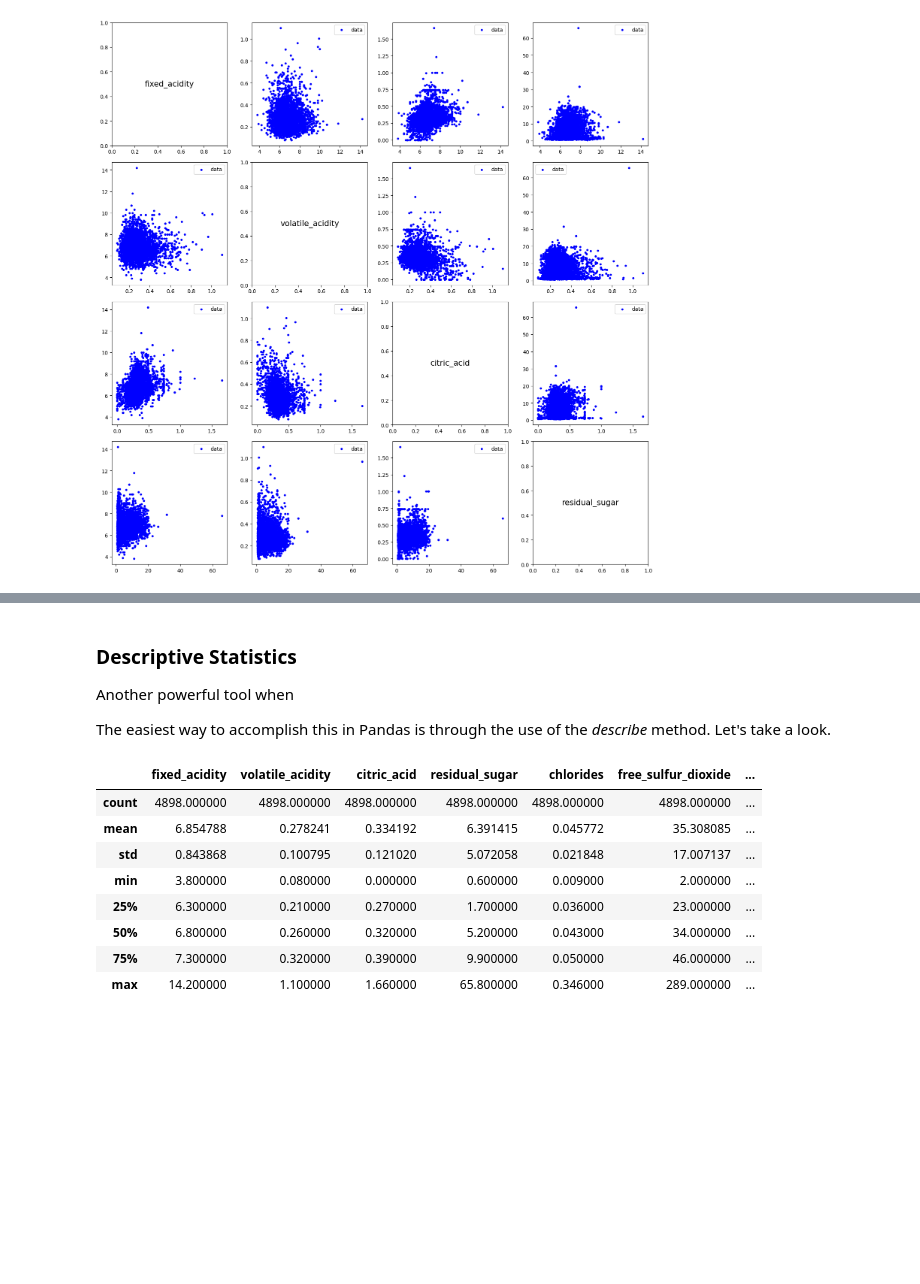
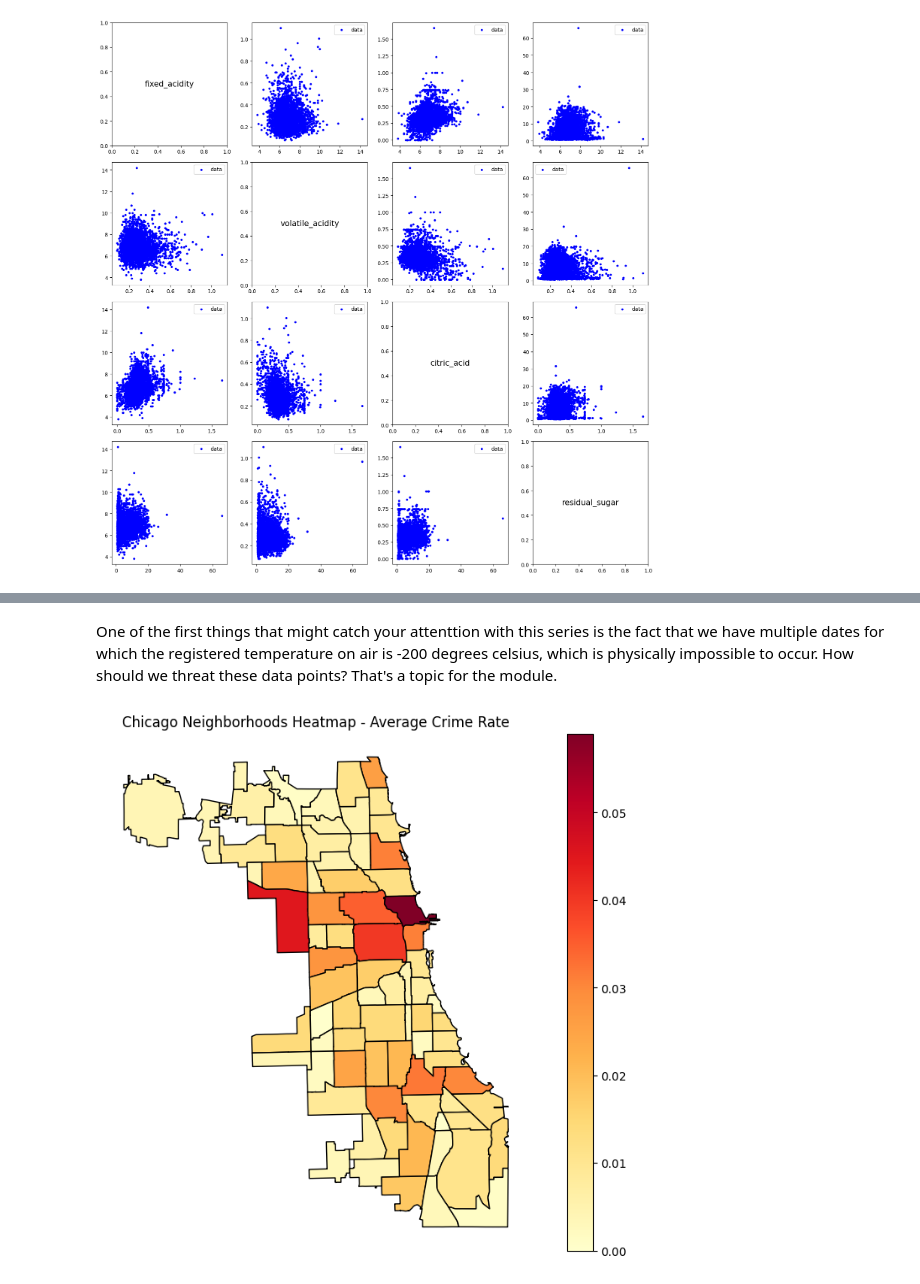
Before and after one commit to pramonettivega/machine_learning_process, a Jupyter notebook: Step 2 - Exploring Data.ipynb, the cells around one changed output, grey strips where cells are left out. Drawn from its saved outputs; the diff is of its cells as text; code cells hidden in the pictures; blank space fills up the shorter version.

```diff
--- a/Step 2 - Exploring Data.ipynb
+++ b/Step 2 - Exploring Data.ipynb
@@ -128,19 +146,36 @@ plt.show()
-# %% [markdown]
-### Descriptive Statistics
-
-Another powerful tool when
-
-The easiest way to accomplish this in Pandas is through the use of the *describe* method. Let's take a look.
-# %%
-# Descriptive statistics
-X.describe()
-# %% [output]
-|  | fixed_acidity | volatile_acidity | citric_acid | residual_sugar | chlorides | free_sulfur_dioxide | ... |
-| count | 4898.000000 | 4898.000000 | 4898.000000 | 4898.000000 | 4898.000000 | 4898.000000 | ... |
-| mean | 6.854788 | 0.278241 | 0.334192 | 6.391415 | 0.045772 | 35.308085 | ... |
-| std | 0.843868 | 0.100795 | 0.121020 | 5.072058 | 0.021848 | 17.007137 | ... |
-| min | 3.800000 | 0.080000 | 0.000000 | 0.600000 | 0.009000 | 2.000000 | ... |
-| 25% | 6.300000 | 0.210000 | 0.270000 | 1.700000 | 0.036000 | 23.000000 | ... |
-| 50% | 6.800000 | 0.260000 | 0.320000 | 5.200000 | 0.043000 | 34.000000 | ... |
-| 75% | 7.300000 | 0.320000 | 0.390000 | 9.900000 | 0.050000 | 46.000000 | ... |
-| max | 14.200000 | 1.100000 | 1.660000 | 65.800000 | 0.346000 | 289.000000 | ... |
+# %% [markdown]
+One of the first things that might catch your attenttion with this series is the fact that we have multiple dates for which the registered temperature on air is -200 degrees celsius, which is physically impossible to occur. How should we threat these data points? That's a topic for the module.
+# %%
+# Heatmap
+
+# Load the Chicago community areas shapefile
+neighborhoods = gpd.read_file('https://data.cityofchicago.org/api/geospatial/cauq-8yn6?method=export&format=Shapefile')
+
+# Load Chicago crime data (replace 'your_crime_data.csv' with your dataset)
+crime_data = pd.read_csv('https://data.cityofchicago.org/resource/ijzp-q8t2.csv')
+
+# Extract the 'Community Area' and 'Primary Type' columns from the crime data
+crime_data = crime_data[['community_area', 'primary_type']]
+
+# Calculate the total number of crimes per neighborhood
+crime_count_by_neighborhood = crime_data['community_area'].value_counts().reset_index()
+crime_count_by_neighborhood.columns = ['Community Area', 'Crime Count']
+neighborhoods['area_numbe'] = neighborhoods['area_numbe'].astype('int64')
+
+# Merge the crime count data with the neighborhood geometries
+neighborhoods = neighborhoods.merge(crime_count_by_neighborhood, left_on='area_numbe', right_on='Community Area', how='left')
+
+# Fill NaN values with 0 (no crime data)
+neighborhoods['Crime Count'].fillna(0, inplace=True)
+
+# Calculate the average crime rate per neighborhood
+neighborhoods['Crime Rate'] = neighborhoods['Crime Count'] / neighborhoods['Crime Count'].sum()
+
+# Plot the Chicago neighborhoods heatmap based on average crime rate
+fig, ax = plt.subplots(1, 1, figsize=(12, 8))
+neighborhoods.plot(column='Crime Rate', cmap='YlOrRd', edgecolor='k', legend=True, ax=ax)
+ax.set_title('Chicago Neighborhoods Heatmap - Average Crime Rate')
+ax.axis('off')
+plt.show()
+# %% [output]
+[figure, added]
```
Also changed, not shown: parts of 6 cells of this notebook.
